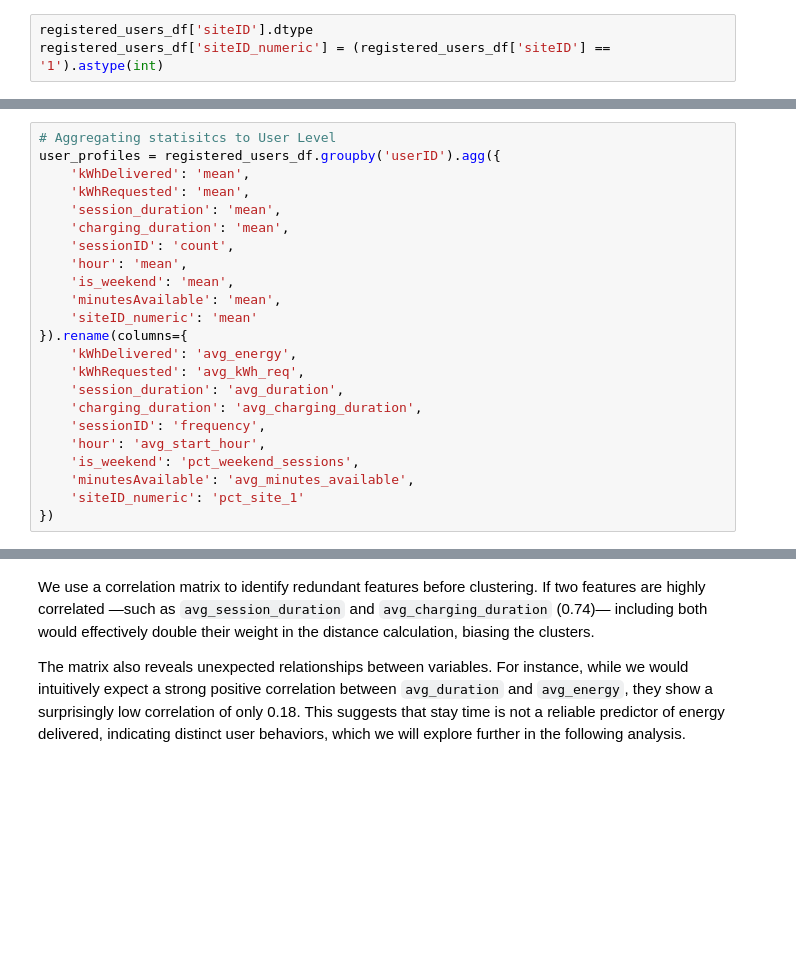
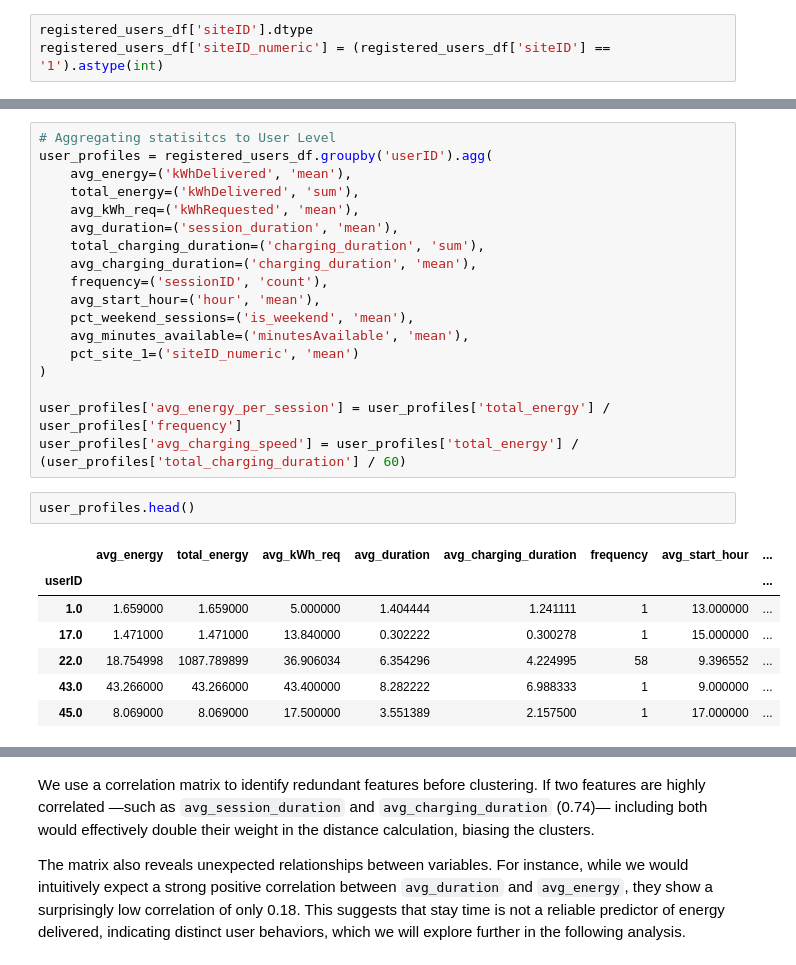
Before and after one commit to lbaudenb/AA_Team_6, a Jupyter notebook: notebooks/03_clustering.ipynb, the cells around one changed output, grey strips where cells are left out. Saved outputs shown, nothing was run; the diff lists cells and outputs as text; blank space fills up the shorter version.

```diff
--- a/notebooks/03_clustering.ipynb
+++ b/notebooks/03_clustering.ipynb
@@ -34,26 +62,31 @@ registered_users_df['siteID_numeric'] = (registered_users_df['siteID'] == '1').a
 # %%
 # Aggregating statisitcs to User Level
-user_profiles = registered_users_df.groupby('userID').agg({
-    'kWhDelivered': 'mean',
-    'kWhRequested': 'mean',
-    'session_duration': 'mean',
-    'charging_duration': 'mean',
-    'sessionID': 'count',
-    'hour': 'mean',
-    'is_weekend': 'mean',
-    'minutesAvailable': 'mean',
-    'siteID_numeric': 'mean'
-}).rename(columns={
-    'kWhDelivered': 'avg_energy',
-    'kWhRequested': 'avg_kWh_req',
-    'session_duration': 'avg_duration',
-    'charging_duration': 'avg_charging_duration',
-    'sessionID': 'frequency',
-    'hour': 'avg_start_hour',
-    'is_weekend': 'pct_weekend_sessions',
-    'minutesAvailable': 'avg_minutes_available',
-    'siteID_numeric': 'pct_site_1'
-})
+user_profiles = registered_users_df.groupby('userID').agg(
+    avg_energy=('kWhDelivered', 'mean'),
+    total_energy=('kWhDelivered', 'sum'),
+    avg_kWh_req=('kWhRequested', 'mean'),
+    avg_duration=('session_duration', 'mean'),
+    total_charging_duration=('charging_duration', 'sum'),
+    avg_charging_duration=('charging_duration', 'mean'),
+    frequency=('sessionID', 'count'),
+    avg_start_hour=('hour', 'mean'),
+    pct_weekend_sessions=('is_weekend', 'mean'),
+    avg_minutes_available=('minutesAvailable', 'mean'),
+    pct_site_1=('siteID_numeric', 'mean')
+)
+
+user_profiles['avg_energy_per_session'] = user_profiles['total_energy'] / user_profiles['frequency']
+user_profiles['avg_charging_speed'] = user_profiles['total_energy'] / (user_profiles['total_charging_duration'] / 60)
+# %%
+user_profiles.head()
+# %% [output]
+|  | avg_energy | total_energy | avg_kWh_req | avg_duration | avg_charging_duration | frequency | avg_start_hour | ... |
+| userID |  |  |  |  |  |  |  | ... |
+| 1.0 | 1.659000 | 1.659000 | 5.000000 | 1.404444 | 1.241111 | 1 | 13.000000 | ... |
+| 17.0 | 1.471000 | 1.471000 | 13.840000 | 0.302222 | 0.300278 | 1 | 15.000000 | ... |
+| 22.0 | 18.754998 | 1087.789899 | 36.906034 | 6.354296 | 4.224995 | 58 | 9.396552 | ... |
+| 43.0 | 43.266000 | 43.266000 | 43.400000 | 8.282222 | 6.988333 | 1 | 9.000000 | ... |
+| 45.0 | 8.069000 | 8.069000 | 17.500000 | 3.551389 | 2.157500 | 1 | 17.000000 | ... |
 # %%
 corr_matrix = user_profiles.corr()
 
```
Also changed, not shown: parts of 13 cells of this notebook, 4 other files.
